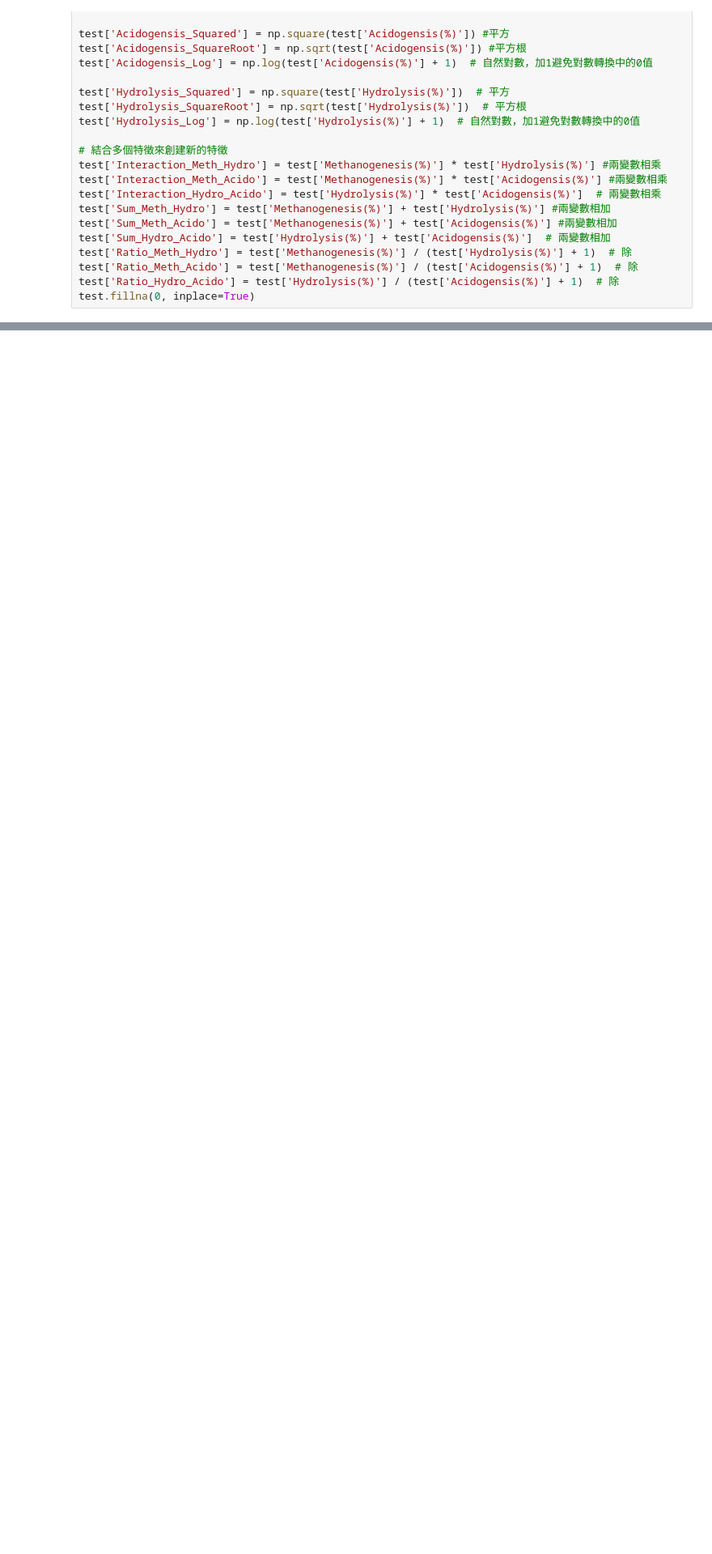
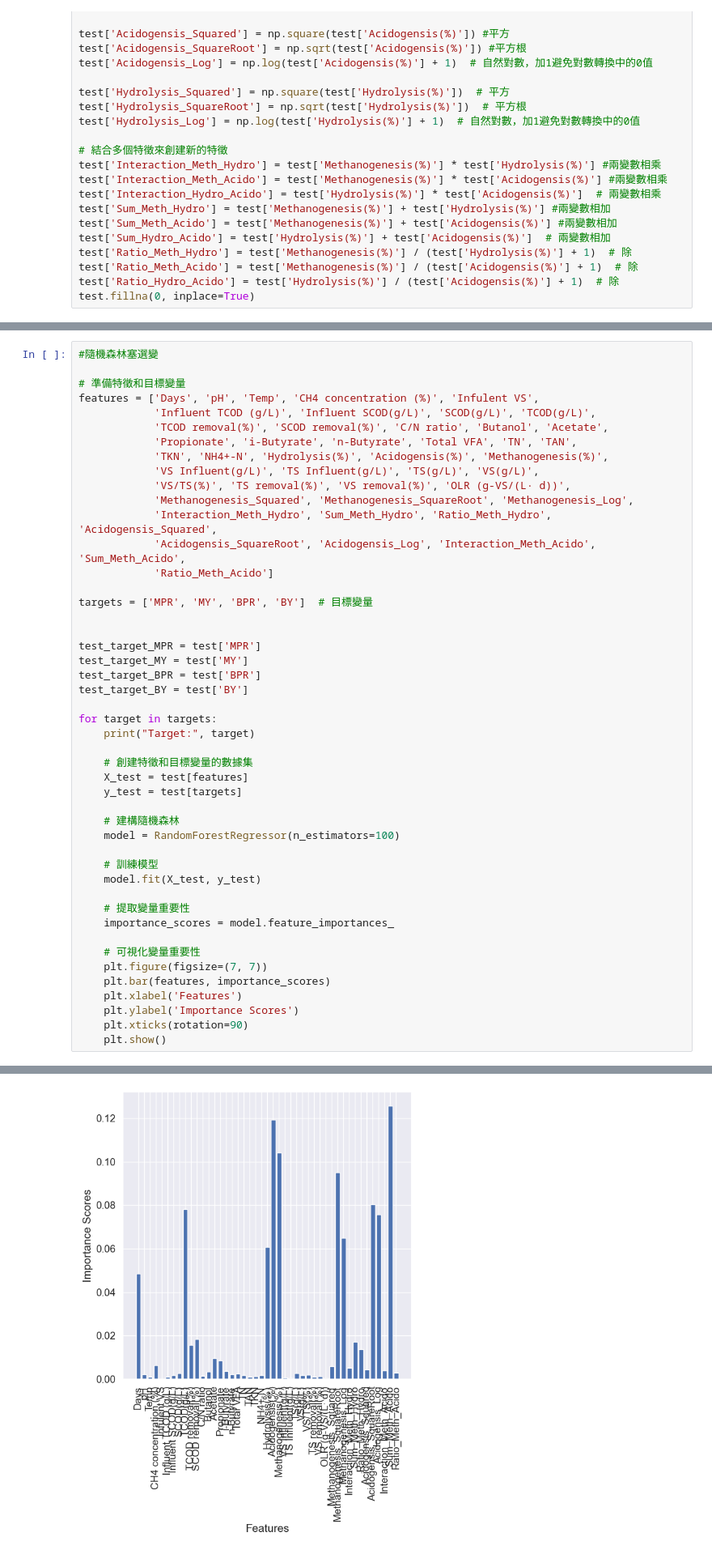
Before and after one commit to wenyi22/-, a Jupyter notebook: Continuous anaerobic.ipynb, the cells around one changed output, grey strips where cells are left out. Shown at 81% size. Drawn from its saved outputs; the diff is of its cells as text; blank space fills up the shorter version.

```diff
--- a/Continuous anaerobic.ipynb
+++ b/Continuous anaerobic.ipynb
@@ -560,0 +562,48 @@ plt.show()
+# %%
+#隨機森林塞選變
+
+# 準備特徵和目標變量
+features = ['Days', 'pH', 'Temp', 'CH4 concentration (%)', 'Infulent VS',
+            'Influent TCOD (g/L)', 'Influent SCOD(g/L)', 'SCOD(g/L)', 'TCOD(g/L)',
+            'TCOD removal(%)', 'SCOD removal(%)', 'C/N ratio', 'Butanol', 'Acetate',
+            'Propionate', 'i-Butyrate', 'n-Butyrate', 'Total VFA', 'TN', 'TAN',
+            'TKN', 'NH4+-N', 'Hydrolysis(%)', 'Acidogensis(%)', 'Methanogenesis(%)',
+            'VS Influent(g/L)', 'TS Influent(g/L)', 'TS(g/L)', 'VS(g/L)',
+            'VS/TS(%)', 'TS removal(%)', 'VS removal(%)', 'OLR (g-VS/(L· d))',
+            'Methanogenesis_Squared', 'Methanogenesis_SquareRoot', 'Methanogenesis_Log',
+            'Interaction_Meth_Hydro', 'Sum_Meth_Hydro', 'Ratio_Meth_Hydro', 'Acidogensis_Squared',
+            'Acidogensis_SquareRoot', 'Acidogensis_Log', 'Interaction_Meth_Acido', 'Sum_Meth_Acido',
+            'Ratio_Meth_Acido']
+
+targets = ['MPR', 'MY', 'BPR', 'BY']  # 目標變量
+
+
+test_target_MPR = test['MPR']
+test_target_MY = test['MY']
+test_target_BPR = test['BPR']
+test_target_BY = test['BY']
+
+for target in targets:
+    print("Target:", target)
+
+    # 創建特徵和目標變量的數據集
+    X_test = test[features]
+    y_test = test[targets]
+
+    # 建構隨機森林
+    model = RandomForestRegressor(n_estimators=100)
+
+    # 訓練模型
+    model.fit(X_test, y_test)
+
+    # 提取變量重要性
+    importance_scores = model.feature_importances_
+
+    # 可視化變量重要性
+    plt.figure(figsize=(7, 7))
+    plt.bar(features, importance_scores)
+    plt.xlabel('Features')
+    plt.ylabel('Importance Scores')
+    plt.xticks(rotation=90)
+    plt.show()
+# %% [output]
@@ -560,0 +611 @@ plt.show()
+[figure, added]
```
Also changed, not shown: parts of 9 cells of this notebook, 8 other files.
